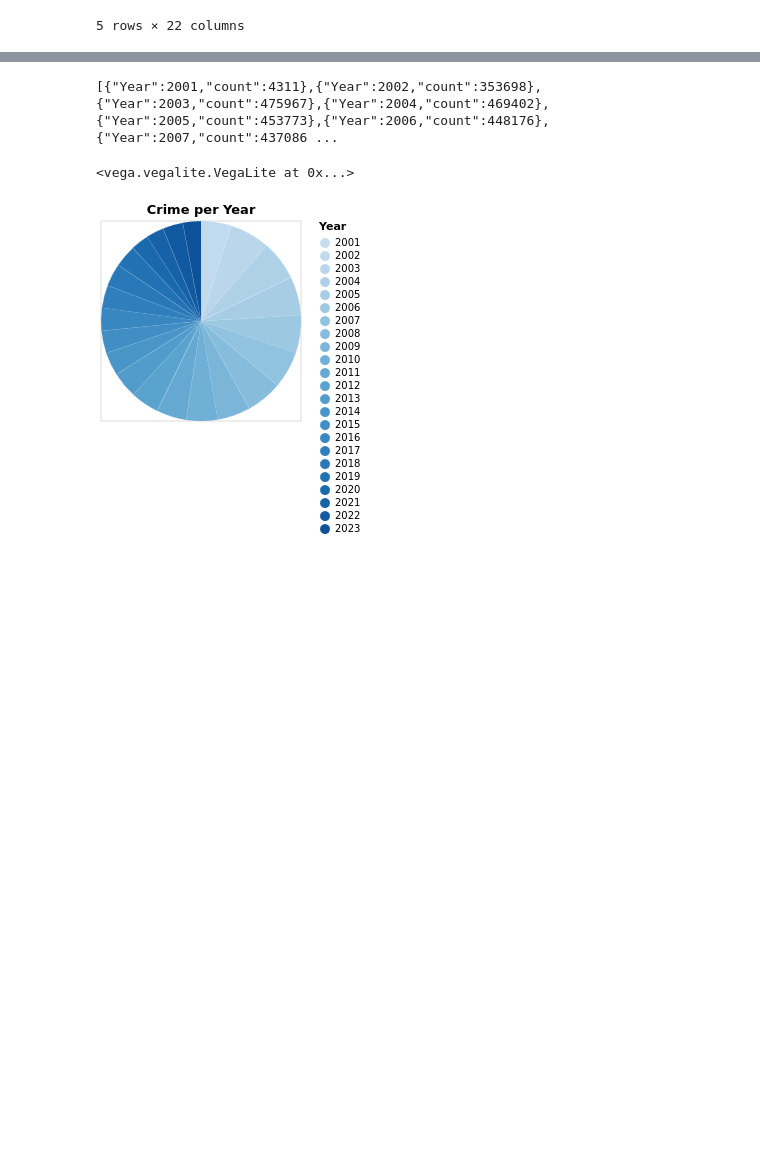
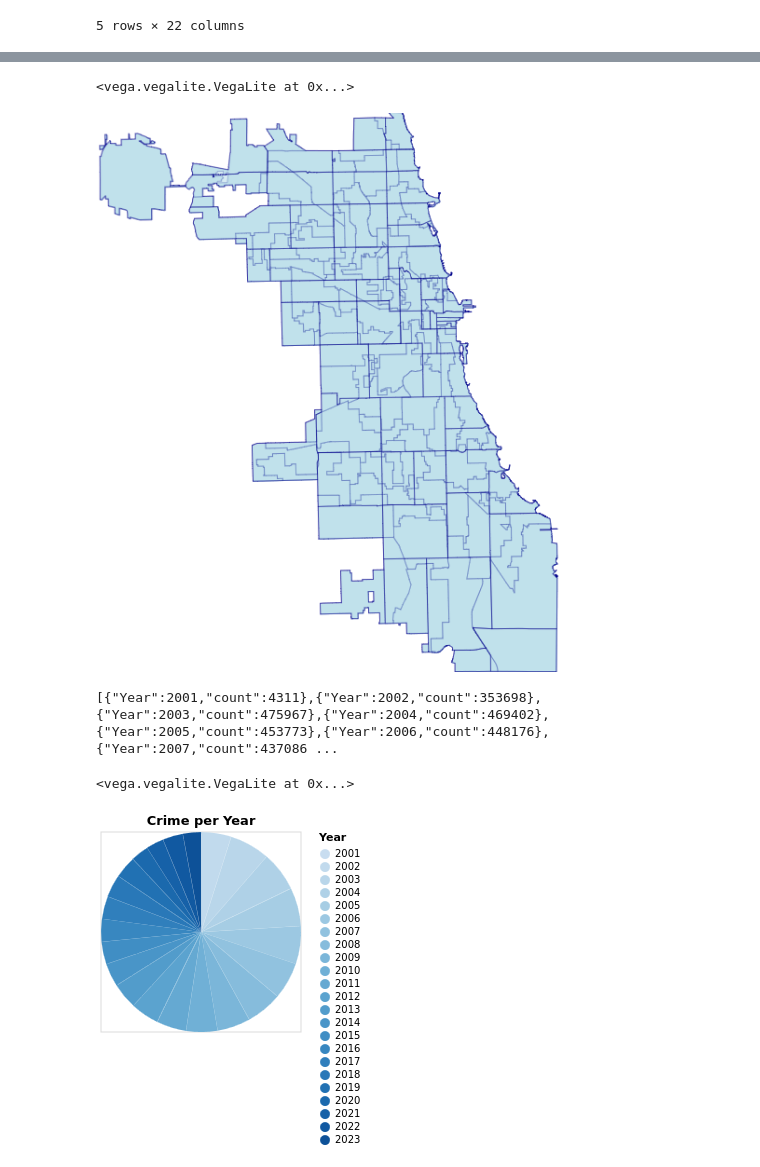
Before and after one commit to WSBTM95/visualWebsite, a Jupyter notebook: Assignment 3.ipynb, the cells around one changed output, grey strips where cells are left out. Cells and saved outputs as stored; diff of their text form; code cells hidden in the pictures; blank space fills up the shorter version.

```diff
--- a/Assignment 3.ipynb
+++ b/Assignment 3.ipynb
@@ -265,3 +346,81 @@ vte(heatDSpec)
+# %%
+mapC = {"$schema": "https://vega.github.io/schema/vega/v3.0.json",
+  "width": 500,
+  "height": 600,
+  "autosize": "none",
+  "signals": [
+    {
+      "name": "translate0",
+      "update": "width / 2"
+    },
+    {
+      "name": "translate1",
+      "update": "height / 2"
+    }
+  ],
+  "projections": [
+    {
+      "name": "projection",
+      "size": {"signal": "[width, height]"},
+      "fit": {"signal": "data('netherlands')"}
+    }
+  ],
+  "data": [
+    {
+      "name": "netherlands",
+      "url": "wards.geojson",
+      "format": {
+        "type": "json",
+        "property": "features"
+      }
+    }
+  ],
+  "marks": [
+    {
+      "type": "shape",
+      "from": {
+        "data": "netherlands"
+      },
+      "encode": {
+        "update": {
+          "strokeWidth": {
+            "value": 0.5
+          },
+          "stroke": {
+            "value": "darkblue"
+          },
+          "fill": {
+            "value": "lightblue"
+          },
+          "fillOpacity": {
+            "value": 0.5
+          }
+        },
+        "hover": {
+          "fill": {
+            "value": "#66C2A5"
+          },
+          "strokeWidth": {
+            "value": 2
+          },
+          "stroke": {
+            "value": "#FC8D62"
+          }
+        }
+      },
+      "transform": [
+        {
+          "type": "geoshape",
+          "projection": "projection"
+        }
+      ]
+    }
+  ]
+}
+vte(mapC)
+# %% [output]
+<vega.vegalite.VegaLite at 0x...>
+[figure, added]
 # %%
 total_crimes = cdfc.copy()[['Ward', 'count']].groupby(['Ward']).count()
 tc_w = total_crimes.merge(wdf, on='Ward', how='inner')
```
Also changed, not shown: parts of 10 cells of this notebook, 6 other files.
